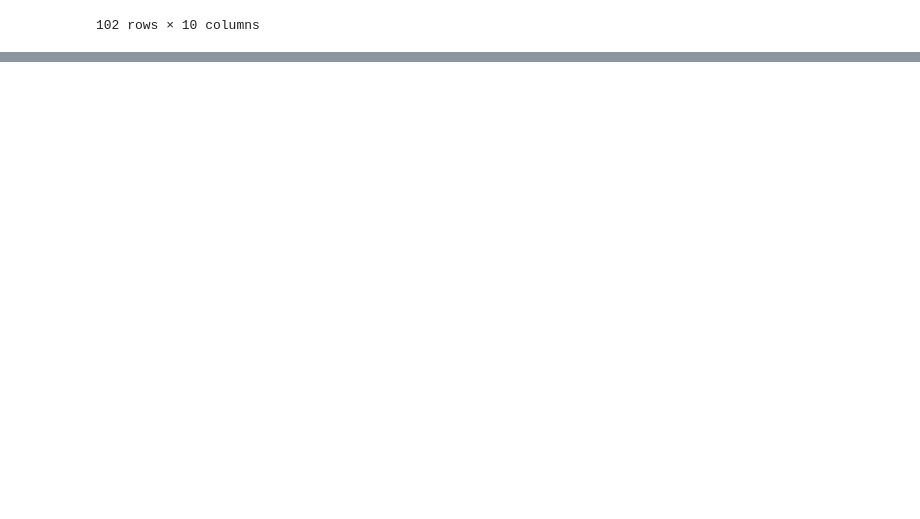
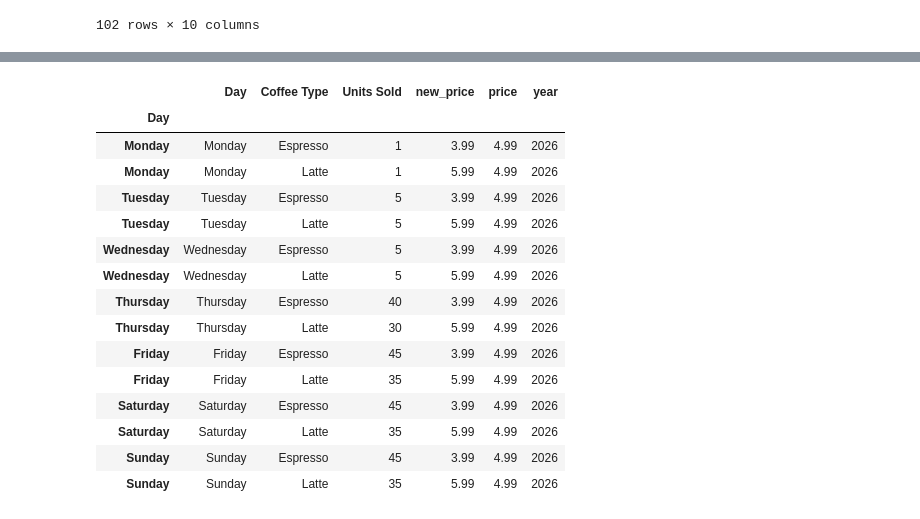
Before and after one commit to KidIsKing/learn_pandas, a Jupyter notebook: tutorial.ipynb, the cells around one changed output, grey strips where cells are left out. Drawn from its saved outputs; the diff is of its cells as text; code cells hidden in the pictures; blank space fills up the shorter version.

```diff
--- a/tutorial.ipynb
+++ b/tutorial.ipynb
@@ -570,3 +570,5 @@ bios.query('born_country == "USA" and born_city == "Seattle"') # От кавыч
 | 136993 | 140229 | Jenell Berhorst | 2003-12-13 | Seattle | Washington | USA | United States | NaN | NaN | ... |
 | 145446 | 149169 | Corinne Stoddard | 2001-08-15 | Seattle | Washington | USA | United States | NaN | NaN | ... |
 102 rows × 10 columns
+# %%
+coffee["price"] = 4.99  # Создание и заполнение нового столбца один значением
@@ -572,0 +577,5 @@ bios.query('born_country == "USA" and born_city == "Seattle"') # От кавыч
+# %%
+coffee["new_price"] = np.where(coffee["Coffee Type"]=="Espresso", 3.99, 5.99)  # Создание нового столбца с выбором заполнения
+# %%
+coffee.drop(columns=["price"], inplace=True)  # Удаление столбца
+# Используем inplace=False для автоматического изменения фрейма. Решает проблему, похожую на необходимость перезаписывать строку после изменения: text = text.replace()
@@ -572,0 +633,3 @@ bios.query('born_country == "USA" and born_city == "Seattle"') # От кавыч
+# %%
+coffee_new = coffee.copy()  # Правильное копирование
+coffee_new["year"] = 2026
@@ -572,0 +655,19 @@ bios.query('born_country == "USA" and born_city == "Seattle"') # От кавыч
+# %%
+coffee_new
+# %% [output]
+|  | Day | Coffee Type | Units Sold | new_price | price | year |
+| Day |  |  |  |  |  |  |
+| Monday | Monday | Espresso | 1 | 3.99 | 4.99 | 2026 |
+| Monday | Monday | Latte | 1 | 5.99 | 4.99 | 2026 |
+| Tuesday | Tuesday | Espresso | 5 | 3.99 | 4.99 | 2026 |
+| Tuesday | Tuesday | Latte | 5 | 5.99 | 4.99 | 2026 |
+| Wednesday | Wednesday | Espresso | 5 | 3.99 | 4.99 | 2026 |
+| Wednesday | Wednesday | Latte | 5 | 5.99 | 4.99 | 2026 |
+| Thursday | Thursday | Espresso | 40 | 3.99 | 4.99 | 2026 |
+| Thursday | Thursday | Latte | 30 | 5.99 | 4.99 | 2026 |
+| Friday | Friday | Espresso | 45 | 3.99 | 4.99 | 2026 |
+| Friday | Friday | Latte | 35 | 5.99 | 4.99 | 2026 |
+| Saturday | Saturday | Espresso | 45 | 3.99 | 4.99 | 2026 |
+| Saturday | Saturday | Latte | 35 | 5.99 | 4.99 | 2026 |
+| Sunday | Sunday | Espresso | 45 | 3.99 | 4.99 | 2026 |
+| Sunday | Sunday | Latte | 35 | 5.99 | 4.99 | 2026 |
```
Also changed, not shown: parts of 23 cells of this notebook, 1 other file.
